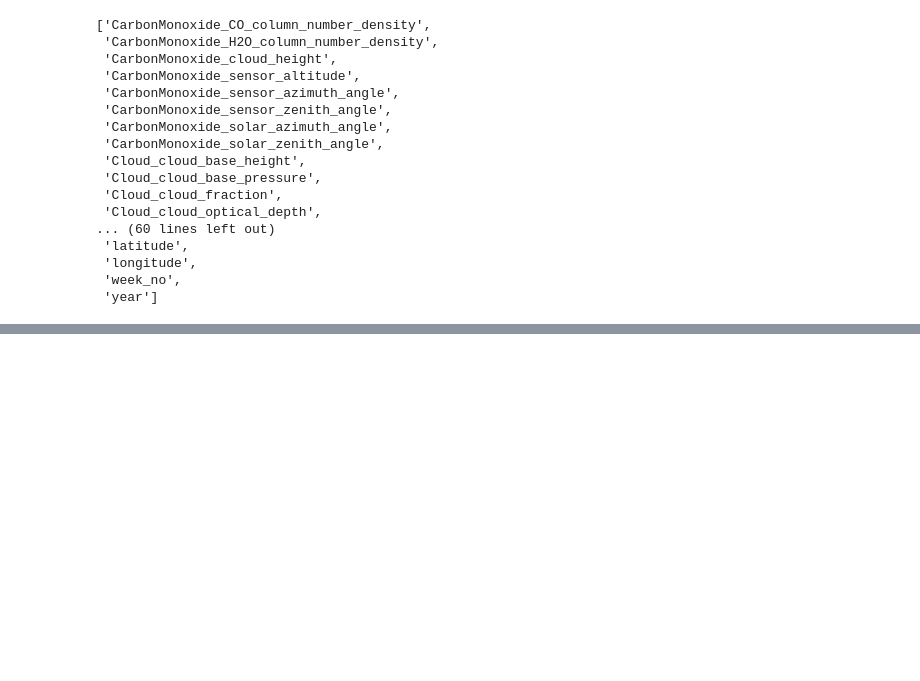
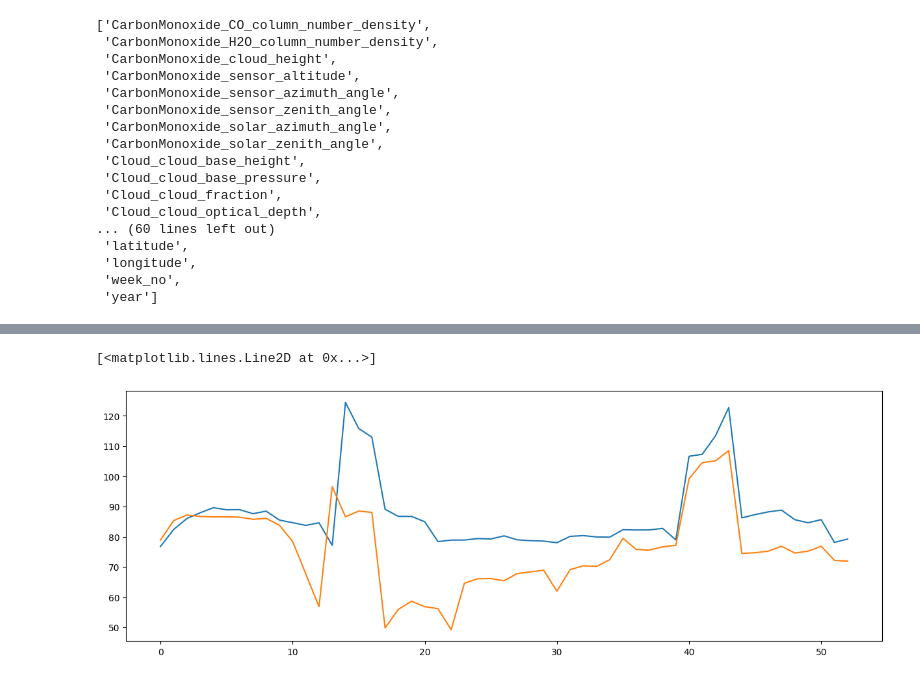
Before and after one commit to yudavid0611/kaggle-co2, a Jupyter notebook: dev/eda/eda.ipynb, the cells around one changed output, grey strips where cells are left out. Drawn from its saved outputs; the diff is of its cells as text; code cells hidden in the pictures; blank space fills up the shorter version.

```diff
--- a/dev/eda/eda.ipynb
+++ b/dev/eda/eda.ipynb
@@ -43,0 +66,8 @@ columns
+# %%
+plt.figure(figsize=(15, 5))
+
+plt.plot(emission_by_week_2019)
+plt.plot(emission_by_week_2020)
+# %% [output]
+[<matplotlib.lines.Line2D at 0x...>]
+[figure, added]
```
Also changed, not shown: parts of 8 cells of this notebook, 6 other files.
